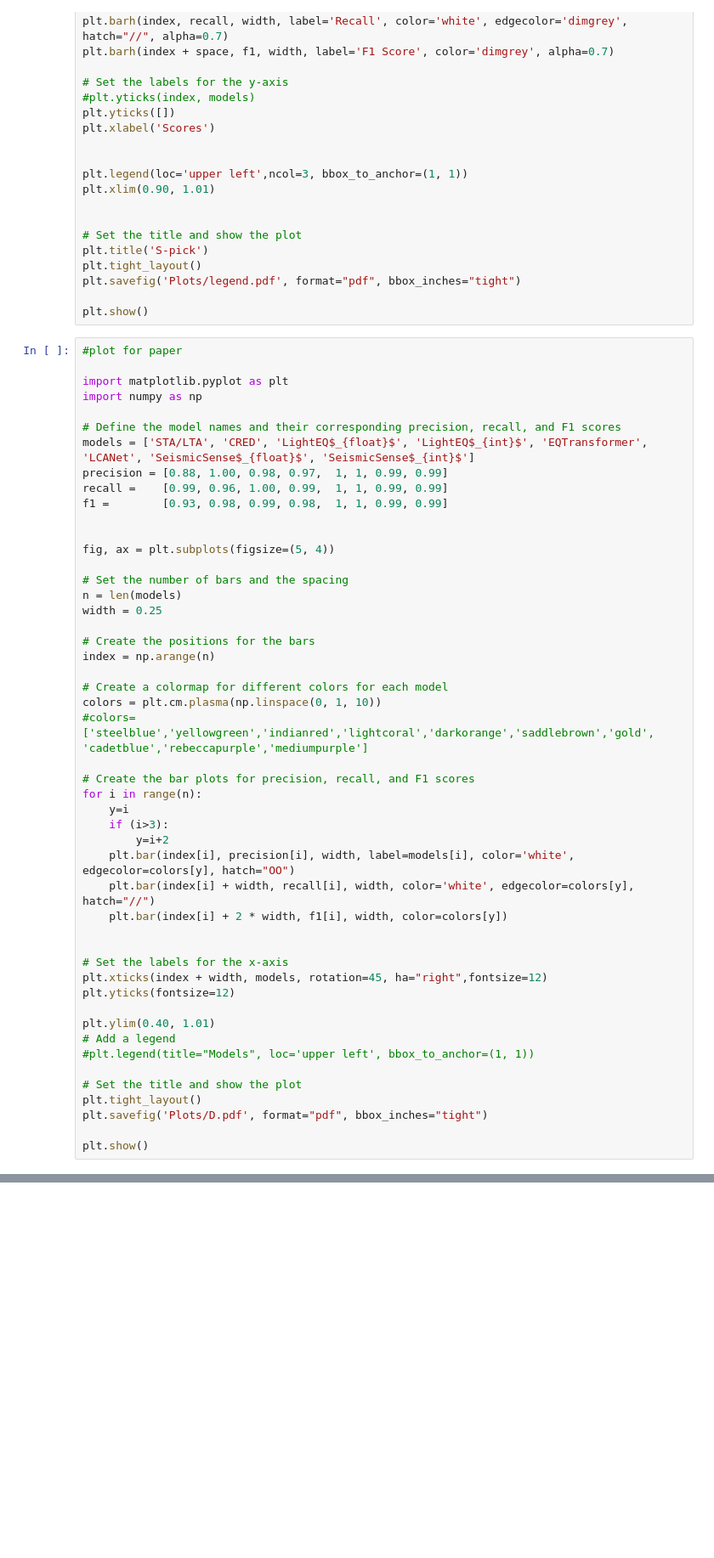
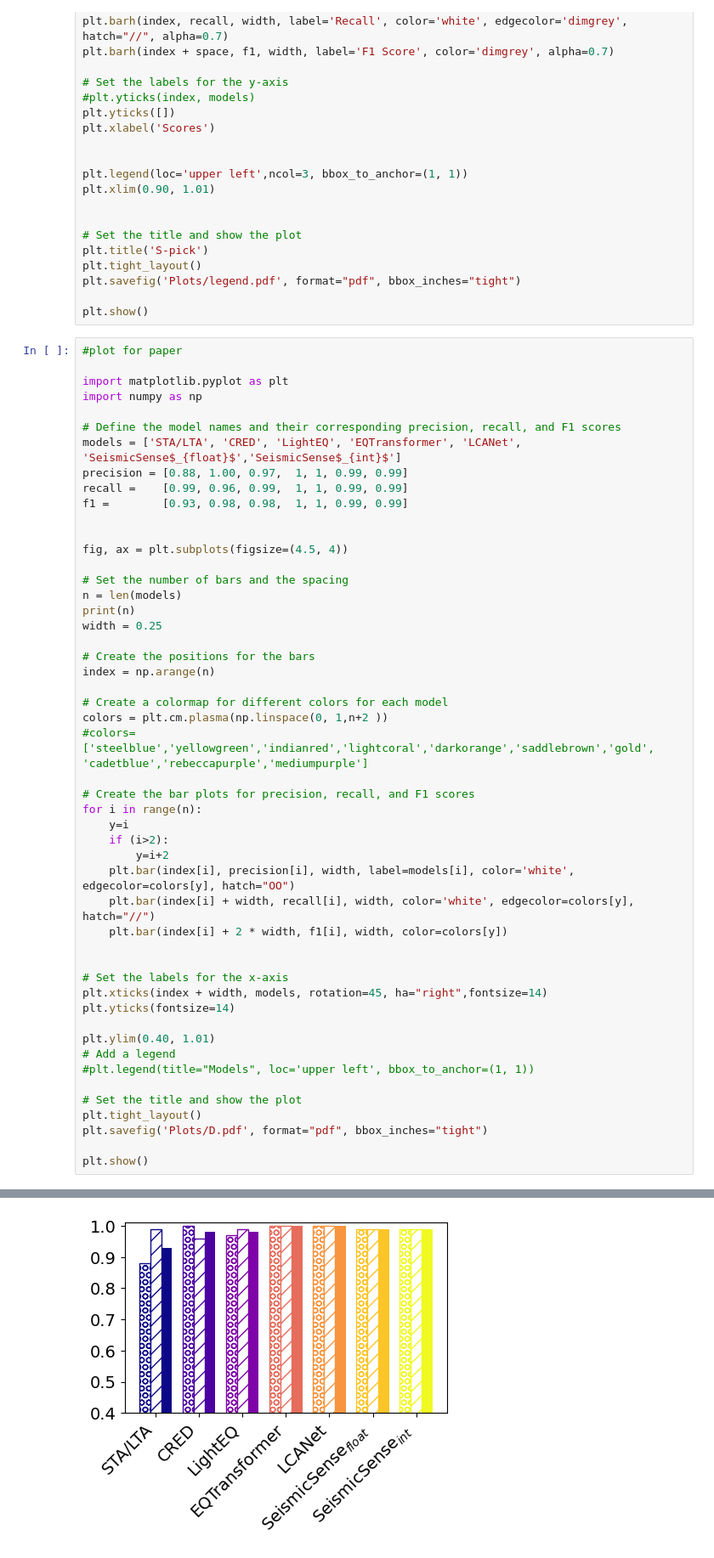
Before and after one commit to ds-kiel/SeismicSense, a Jupyter notebook: Plot.ipynb, the cells around one changed output, grey strips where cells are left out. Shown: that part at 85% size. Drawn from its saved outputs; the diff is of its cells as text; blank space fills up the shorter version.

```diff
--- a/Plot.ipynb
+++ b/Plot.ipynb
@@ -456,29 +622,30 @@ import matplotlib.pyplot as plt
 import numpy as np
 
 # Define the model names and their corresponding precision, recall, and F1 scores
-models = ['STA/LTA', 'CRED', 'LightEQ$_{float}$', 'LightEQ$_{int}$', 'EQTransformer', 'LCANet', 'SeismicSense$_{float}$', 'SeismicSense$_{int}$']
-precision = [0.88, 1.00, 0.98, 0.97,  1, 1, 0.99, 0.99]
-recall =    [0.99, 0.96, 1.00, 0.99,  1, 1, 0.99, 0.99]
-f1 =        [0.93, 0.98, 0.99, 0.98,  1, 1, 0.99, 0.99]
+models = ['STA/LTA', 'CRED', 'LightEQ', 'EQTransformer', 'LCANet', 'SeismicSense$_{float}$','SeismicSense$_{int}$']
+precision = [0.88, 1.00, 0.97,  1, 1, 0.99, 0.99]
+recall =    [0.99, 0.96, 0.99,  1, 1, 0.99, 0.99]
+f1 =        [0.93, 0.98, 0.98,  1, 1, 0.99, 0.99]
 
 
-fig, ax = plt.subplots(figsize=(5, 4))
+fig, ax = plt.subplots(figsize=(4.5, 4))
 
 # Set the number of bars and the spacing
 n = len(models)
+print(n)
 width = 0.25
 
 # Create the positions for the bars
 index = np.arange(n)
 
 # Create a colormap for different colors for each model
-colors = plt.cm.plasma(np.linspace(0, 1, 10))
+colors = plt.cm.plasma(np.linspace(0, 1,n+2 ))
 #colors= ['steelblue','yellowgreen','indianred','lightcoral','darkorange','saddlebrown','gold', 'cadetblue','rebeccapurple','mediumpurple']
 
 # Create the bar plots for precision, recall, and F1 scores
 for i in range(n):
     y=i
-    if (i>3):
+    if (i>2):
         y=i+2
     plt.bar(index[i], precision[i], width, label=models[i], color='white', edgecolor=colors[y], hatch="OO")
     plt.bar(index[i] + width, recall[i], width, color='white', edgecolor=colors[y], hatch="//")
@@ -486,8 +653,8 @@ for i in range(n):
 
 
 # Set the labels for the x-axis
-plt.xticks(index + width, models, rotation=45, ha="right",fontsize=12)
-plt.yticks(fontsize=12)
+plt.xticks(index + width, models, rotation=45, ha="right",fontsize=14)
+plt.yticks(fontsize=14)
 
 plt.ylim(0.40, 1.01)
 # Add a legend
@@ -498,3 +665,4 @@ plt.tight_layout()
 plt.savefig('Plots/D.pdf', format="pdf", bbox_inches="tight")
 
 plt.show()
+# %% [output]
@@ -501,3 +670,4 @@ plt.show()
+[figure, added]
 # %%
 #plot for paper
 
```
Also changed, not shown: parts of 18 cells of this notebook, 2 other files.
